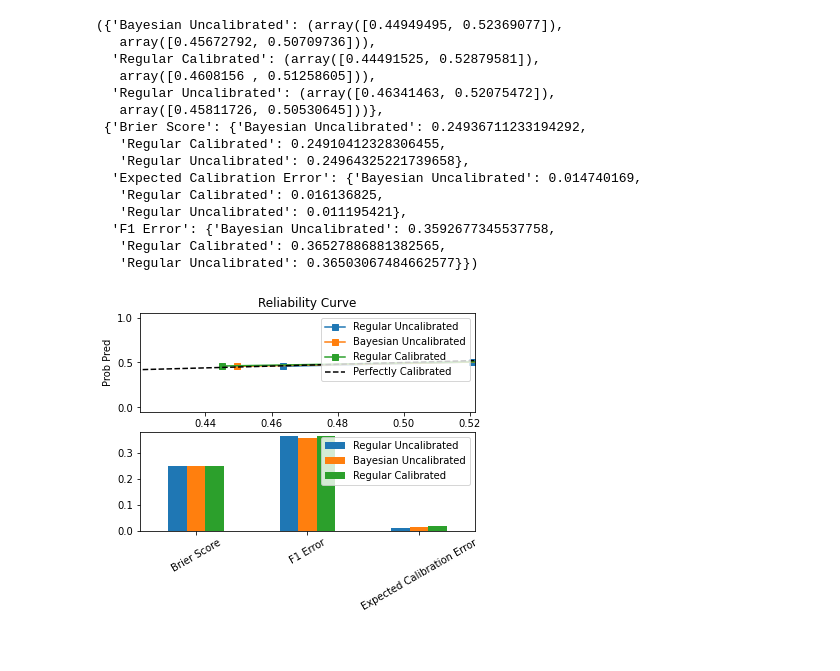
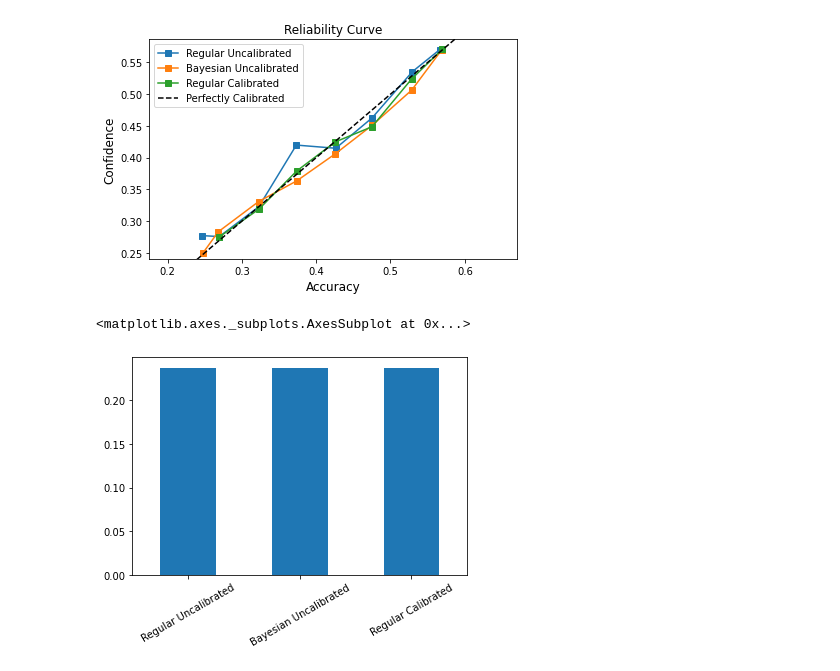
Before and after one commit to cjs220/active_learning_ratio_estimation, a Jupyter notebook: examples/mixtures.ipynb, the cells around one changed output. Cells and saved outputs as stored; diff of their text form; code cells hidden in the pictures.

```diff
--- a/examples/mixtures.ipynb
+++ b/examples/mixtures.ipynb
@@ -176,19 +183,16 @@ plt.show()
-# %%
-plot_calibration(ratio_models=models, dataset=ds, n_data=int(1e3))
-# %% [output]
-({'Bayesian Uncalibrated': (array([0.44949495, 0.52369077]),
-   array([0.45672792, 0.50709736])),
-  'Regular Calibrated': (array([0.44491525, 0.52879581]),
-   array([0.4608156 , 0.51258605])),
-  'Regular Uncalibrated': (array([0.46341463, 0.52075472]),
-   array([0.45811726, 0.50530645]))},
- {'Brier Score': {'Bayesian Uncalibrated': 0.24936711233194292,
-   'Regular Calibrated': 0.24910412328306455,
-   'Regular Uncalibrated': 0.24964325221739658},
-  'Expected Calibration Error': {'Bayesian Uncalibrated': 0.014740169,
-   'Regular Calibrated': 0.016136825,
-   'Regular Uncalibrated': 0.011195421},
-  'F1 Error': {'Bayesian Uncalibrated': 0.3592677345537758,
-   'Regular Calibrated': 0.36527886881382565,
-   'Regular Uncalibrated': 0.36503067484662577}})
-[figure, removed]
+# %%
+calibration_curves, scores = plot_calibration(ratio_models=models, dataset=ds, n_data=int(1e4), n_bins=20)
+# plt.xlim(0.4, 0.6)
+# plt.ylim(0.4, 0.6)
+# plt.xlim(0, 1)
+# plt.ylim(0, 1)
+plt.xlabel('Accuracy', fontsize=12)
+plt.ylabel('Confidence', fontsize=12)
+plt.show()
+# %% [output]
+[figure, added]
+# %%
+pd.Series(scores['Brier Score']).plot.bar(rot=30)
+# %% [output]
+<matplotlib.axes._subplots.AxesSubplot at 0x...>
+[figure, added]
```
Also changed, not shown: parts of 9 cells of this notebook.
